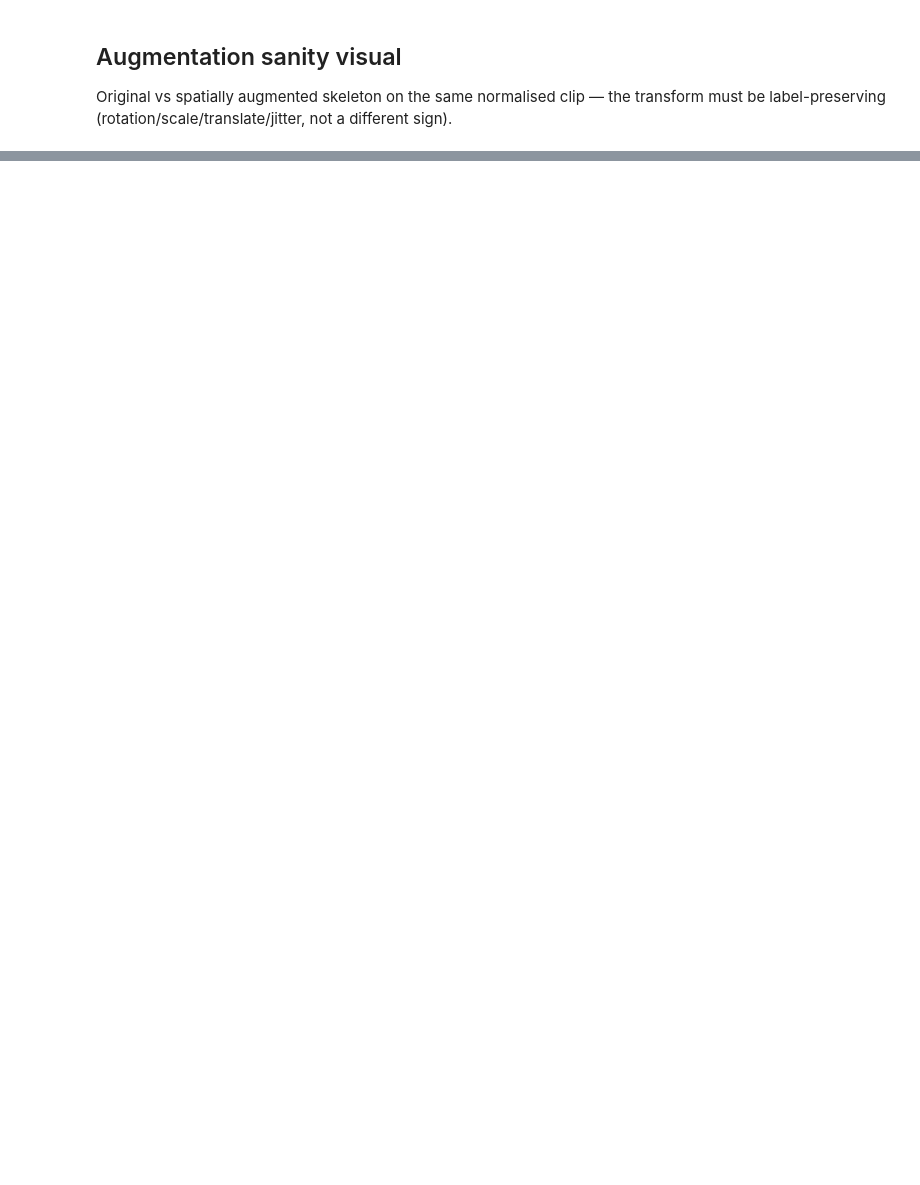
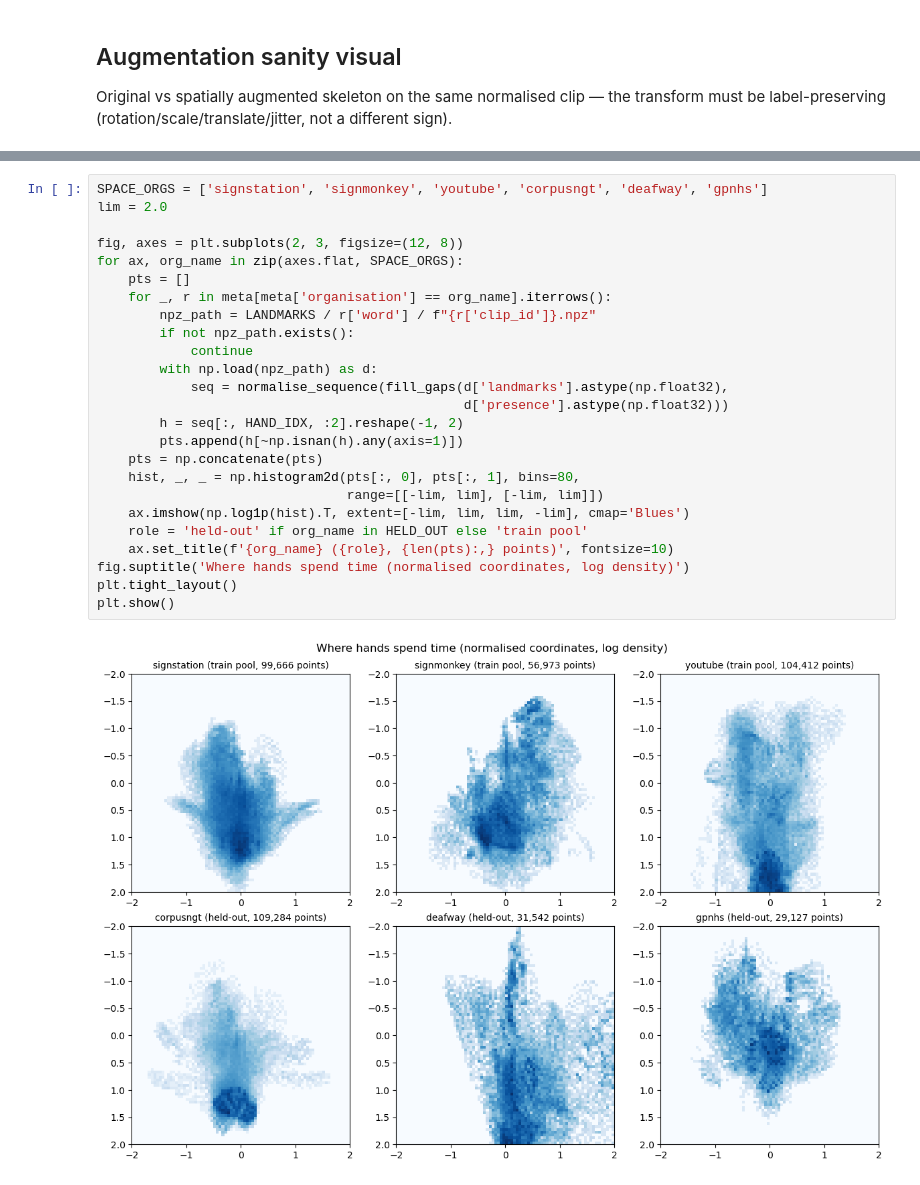
Before and after one commit to froggy238/bsl-word-transformer, a Jupyter notebook: notebooks/eda.ipynb, the cells around one changed output, grey strips where cells are left out. Cells and saved outputs as stored; diff of their text form; blank space fills up the shorter version.

```diff
--- a/notebooks/eda.ipynb
+++ b/notebooks/eda.ipynb
@@ -172,0 +329,27 @@ plt.show()
+# %%
+SPACE_ORGS = ['signstation', 'signmonkey', 'youtube', 'corpusngt', 'deafway', 'gpnhs']
+lim = 2.0
+
+fig, axes = plt.subplots(2, 3, figsize=(12, 8))
+for ax, org_name in zip(axes.flat, SPACE_ORGS):
+    pts = []
+    for _, r in meta[meta['organisation'] == org_name].iterrows():
+        npz_path = LANDMARKS / r['word'] / f"{r['clip_id']}.npz"
+        if not npz_path.exists():
+            continue
+        with np.load(npz_path) as d:
+            seq = normalise_sequence(fill_gaps(d['landmarks'].astype(np.float32),
+                                               d['presence'].astype(np.float32)))
+        h = seq[:, HAND_IDX, :2].reshape(-1, 2)
+        pts.append(h[~np.isnan(h).any(axis=1)])
+    pts = np.concatenate(pts)
+    hist, _, _ = np.histogram2d(pts[:, 0], pts[:, 1], bins=80,
+                                range=[[-lim, lim], [-lim, lim]])
+    ax.imshow(np.log1p(hist).T, extent=[-lim, lim, lim, -lim], cmap='Blues')
+    role = 'held-out' if org_name in HELD_OUT else 'train pool'
+    ax.set_title(f'{org_name} ({role}, {len(pts):,} points)', fontsize=10)
+fig.suptitle('Where hands spend time (normalised coordinates, log density)')
+plt.tight_layout()
+plt.show()
+# %% [output]
+[figure, added]
```
Also changed, not shown: parts of 22 cells of this notebook.
